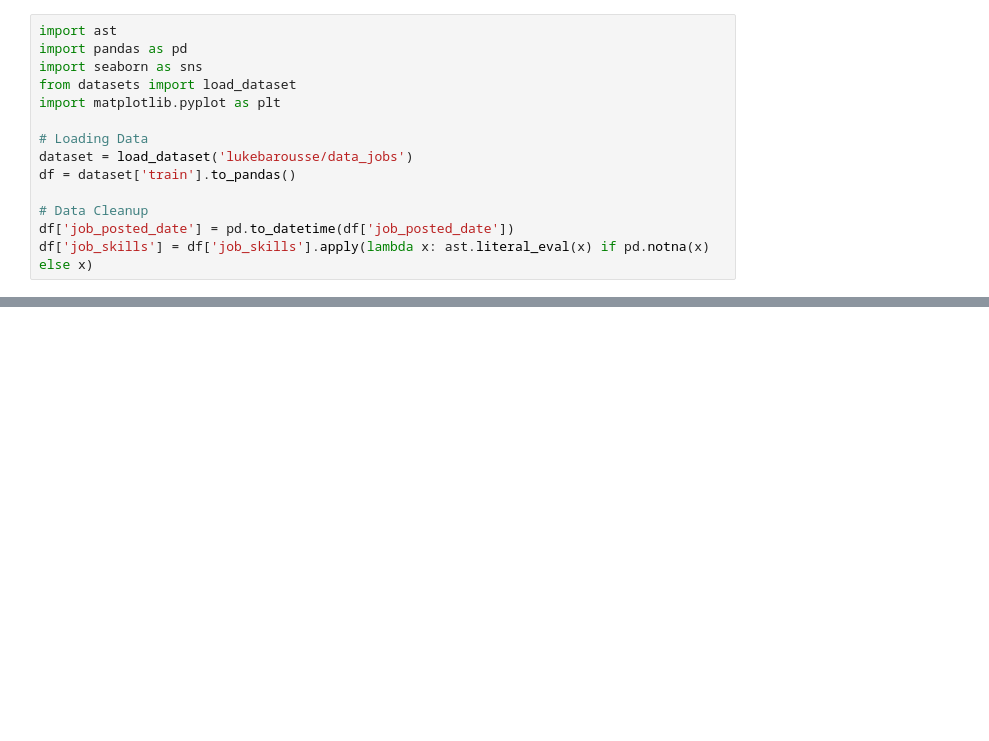
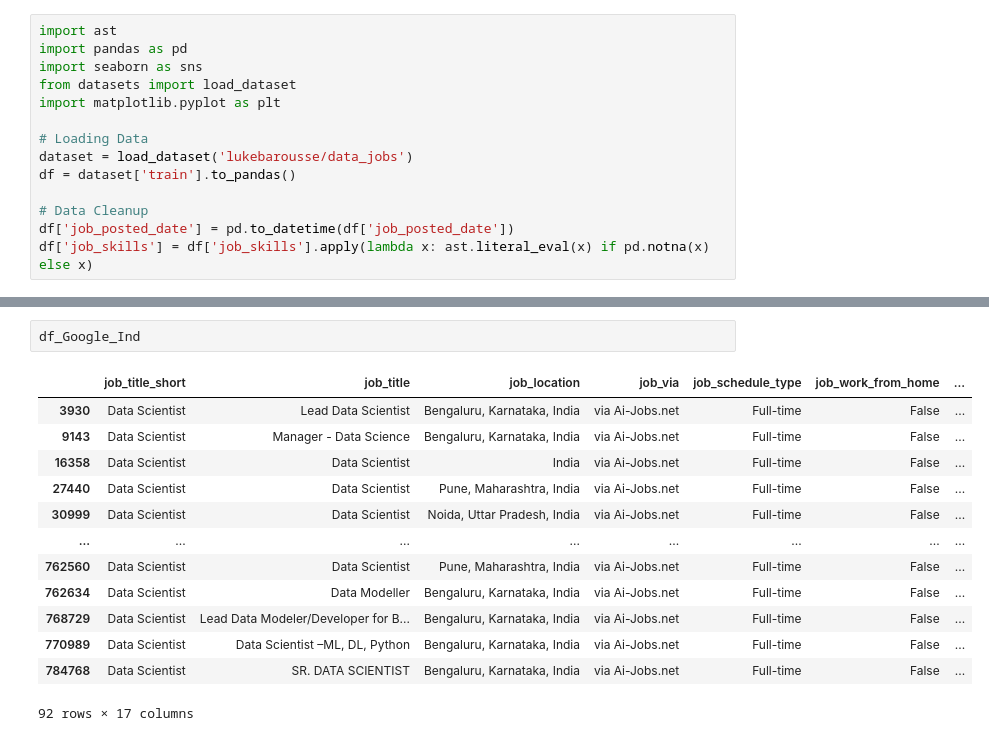
Before and after one commit to Pushkar-Taneja/Data-science-course, a Jupyter notebook: Project.ipynb/Job_Analysis_India.ipynb, the cells around one changed output, grey strips where cells are left out. Saved outputs shown, nothing was run; the diff lists cells and outputs as text; blank space fills up the shorter version.

```diff
--- a/Project.ipynb/Job_Analysis_India.ipynb
+++ b/Project.ipynb/Job_Analysis_India.ipynb
@@ -66,0 +101,16 @@ ValueError: 2
+# %%
+df_Google_Ind
+# %% [output]
+|  | job_title_short | job_title | job_location | job_via | job_schedule_type | job_work_from_home | ... |
+| 3930 | Data Scientist | Lead Data Scientist | Bengaluru, Karnataka, India | via Ai-Jobs.net | Full-time | False | ... |
+| 9143 | Data Scientist | Manager - Data Science | Bengaluru, Karnataka, India | via Ai-Jobs.net | Full-time | False | ... |
+| 16358 | Data Scientist | Data Scientist | India | via Ai-Jobs.net | Full-time | False | ... |
+| 27440 | Data Scientist | Data Scientist | Pune, Maharashtra, India | via Ai-Jobs.net | Full-time | False | ... |
+| 30999 | Data Scientist | Data Scientist | Noida, Uttar Pradesh, India | via Ai-Jobs.net | Full-time | False | ... |
+| ... | ... | ... | ... | ... | ... | ... | ... |
+| 762560 | Data Scientist | Data Scientist | Pune, Maharashtra, India | via Ai-Jobs.net | Full-time | False | ... |
+| 762634 | Data Scientist | Data Modeller | Bengaluru, Karnataka, India | via Ai-Jobs.net | Full-time | False | ... |
+| 768729 | Data Scientist | Lead Data Modeler/Developer for B... | Bengaluru, Karnataka, India | via Ai-Jobs.net | Full-time | False | ... |
+| 770989 | Data Scientist | Data Scientist –ML, DL, Python | Bengaluru, Karnataka, India | via Ai-Jobs.net | Full-time | False | ... |
+| 784768 | Data Scientist | SR. DATA SCIENTIST | Bengaluru, Karnataka, India | via Ai-Jobs.net | Full-time | False | ... |
+92 rows × 17 columns
```
Also changed, not shown: parts of 5 cells of this notebook, 1 other file.
